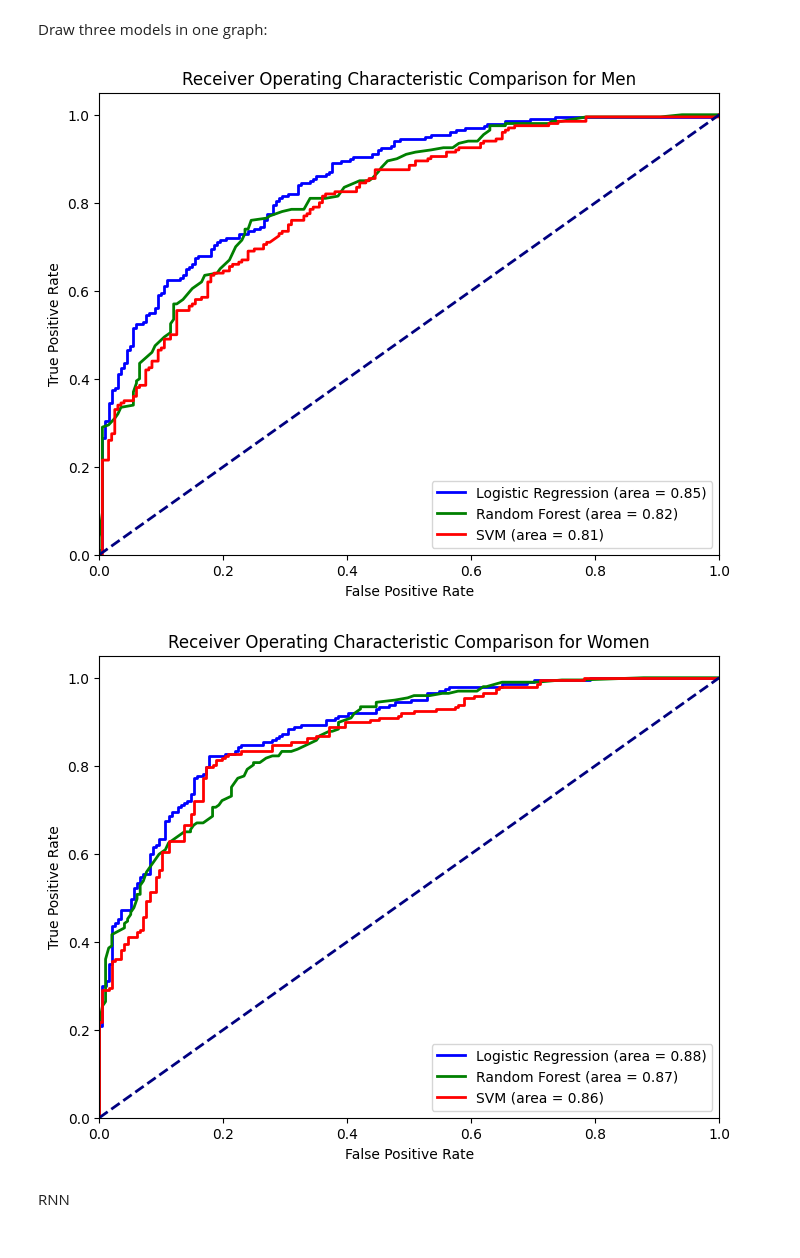
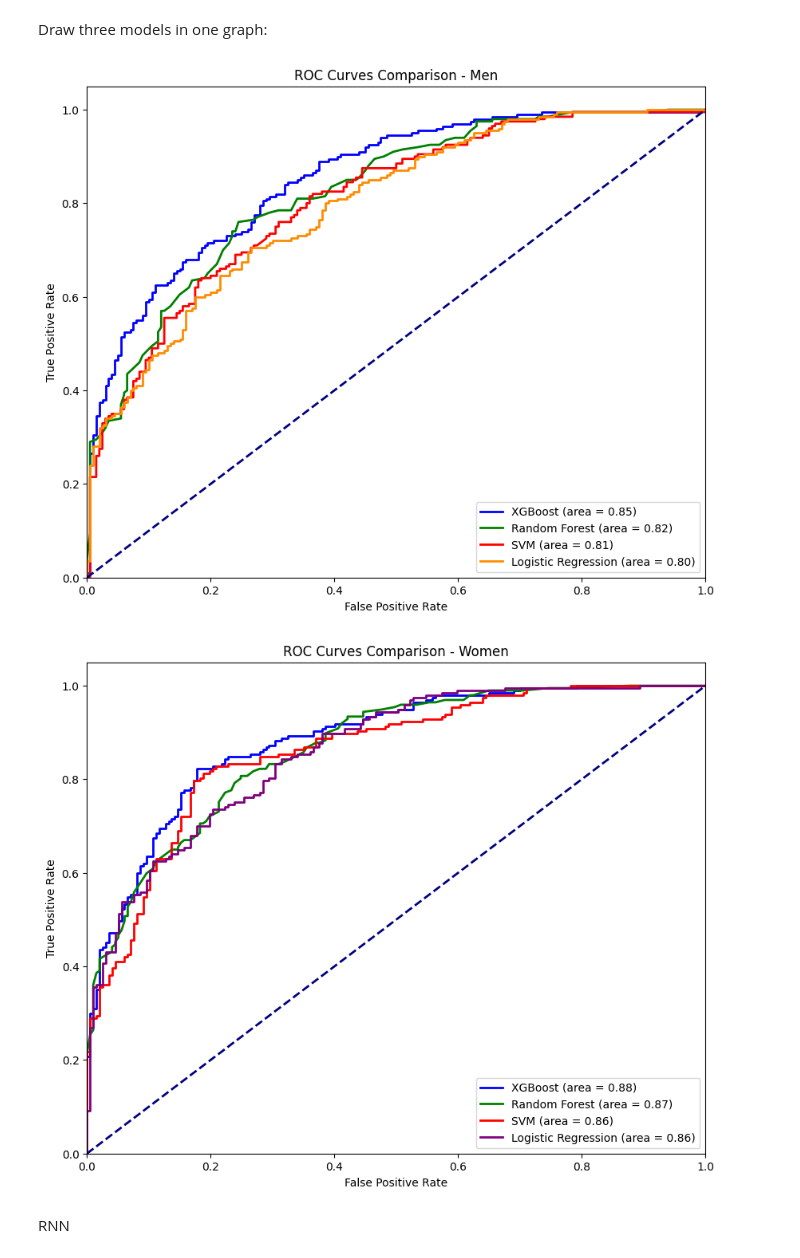
Before and after one commit to shailajgg/IDS705_MachineLearning_FinalProject, a Jupyter notebook: march-madeness-models.ipynb, the cells around one changed output. Drawn from its saved outputs; the diff is of its cells as text; code cells hidden in the pictures.

Commit message:
Kaggle Notebook | March_Madeness_Models | Version 10

```diff
--- a/march-madeness-models.ipynb
+++ b/march-madeness-models.ipynb
@@ -1049,59 +1151,46 @@ weighted avg       0.81      0.81      0.81       394
 # %% [markdown]
 Draw three models in one graph:
 # %%
-# Compute ROC curve and ROC area for each model
-fpr_log, tpr_log, _ = roc_curve(y_val_df, y_val_probs)
-roc_auc_log = auc(fpr_log, tpr_log)
+# MEN
+import matplotlib.pyplot as plt
 
-fpr_rf, tpr_rf, _ = roc_curve(y_val_df, y_val_probs_rf_men)
-roc_auc_rf = auc(fpr_rf, tpr_rf)
-
-fpr_svm, tpr_svm, _ = roc_curve(y_val_df, y_val_probs_svm_men)
-roc_auc_svm = auc(fpr_svm, tpr_svm)
-
-# Plot all ROC curves
-plt.figure(figsize=(8, 6))
-plt.plot(fpr_log, tpr_log, label=f'Logistic Regression (area = {roc_auc_log:.2f})', color='blue', linestyle='-', linewidth=2)
-plt.plot(fpr_rf, tpr_rf, label=f'Random Forest (area = {roc_auc_rf:.2f})', color='green', linestyle='-', linewidth=2)
-plt.plot(fpr_svm, tpr_svm, label=f'SVM (area = {roc_auc_svm:.2f})', color='red', linestyle='-', linewidth=2)
+# Assuming fpr, tpr, and AUC are calculated for each model
+plt.figure(figsize=(10, 8))
+plt.plot(fpr, tpr, label=f'XGBoost (area = {roc_auc:.2f})', color='blue', linestyle='-', linewidth=2)
+plt.plot(fpr_rf_men, tpr_rf_men, label=f'Random Forest (area = {roc_auc_rf_men:.2f})', color='green', linestyle='-', linewidth=2)
+plt.plot(fpr_svm_men, tpr_svm_men, label=f'SVM (area = {roc_auc_svm_men:.2f})', color='red', linestyle='-', linewidth=2)
+plt.plot(fpr_xgb, tpr_xgb, color='darkorange', lw=2, label=f'Logistic Regression (area = {roc_auc_xgb:.2f})')
 
 plt.plot([0, 1], [0, 1], color='navy', lw=2, linestyle='--')
 plt.xlim([0.0, 1.0])
 plt.ylim([0.0, 1.05])
 plt.xlabel('False Positive Rate')
 plt.ylabel('True Positive Rate')
-plt.title('Receiver Operating Characteristic Comparison for Men')
+plt.title('ROC Curves Comparison - Men')
 plt.legend(loc="lower right")
 plt.show()
 # %% [output]
-[figure, old version]
+[figure, new version]
 # %%
-# Compute ROC curve and ROC area for each model for women
-fpr_log_women, tpr_log_women, _ = roc_curve(y_val_Wdf, y_val_probs_w)
-roc_auc_log_women = auc(fpr_log_women, tpr_log_women)
+import matplotlib.pyplot as plt
 
-fpr_rf_women, tpr_rf_women, _ = roc_curve(y_val_Wdf, y_val_probs_rf_women)
-roc_auc_rf_women = auc(fpr_rf_women, tpr_rf_women)
-
-fpr_svm_women, tpr_svm_women, _ = roc_curve(y_val_Wdf, y_val_probs_svm_women)
-roc_auc_svm_women = auc(fpr_svm_women, tpr_svm_women)
-
-# Plot all ROC curves for women
-plt.figure(figsize=(8, 6))
-plt.plot(fpr_log_women, tpr_log_women, label=f'Logistic Regression (area = {roc_auc_log_women:.2f})', color='blue', linestyle='-', linewidth=2)
+# Assuming fpr, tpr, and AUC are calculated for each model
+plt.figure(figsize=(10, 8))
+plt.plot(fpr_w, tpr_w, label=f'XGBoost (area = {roc_auc_w:.2f})', color='blue', linestyle='-', linewidth=2)
 plt.plot(fpr_rf_women, tpr_rf_women, label=f'Random Forest (area = {roc_auc_rf_women:.2f})', color='green', linestyle='-', linewidth=2)
 plt.plot(fpr_svm_women, tpr_svm_women, label=f'SVM (area = {roc_auc_svm_women:.2f})', color='red', linestyle='-', linewidth=2)
+plt.plot(fpr_xgb_women, tpr_xgb_women, label=f'Logistic Regression (area = {roc_auc_xgb_women:.2f})', color='purple', linestyle='-', linewidth=2)
 
 plt.plot([0, 1], [0, 1], color='navy', lw=2, linestyle='--')
 plt.xlim([0.0, 1.0])
 plt.ylim([0.0, 1.05])
 plt.xlabel('False Positive Rate')
 plt.ylabel('True Positive Rate')
-plt.title('Receiver Operating Characteristic Comparison for Women')
+plt.title('ROC Curves Comparison - Women')
 plt.legend(loc="lower right")
 plt.show()
 # %% [output]
-[figure, old version]
+[figure, new version]
 # %% [markdown]
 RNN
 # %%
```
Also changed, not shown: parts of 34 cells of this notebook.
